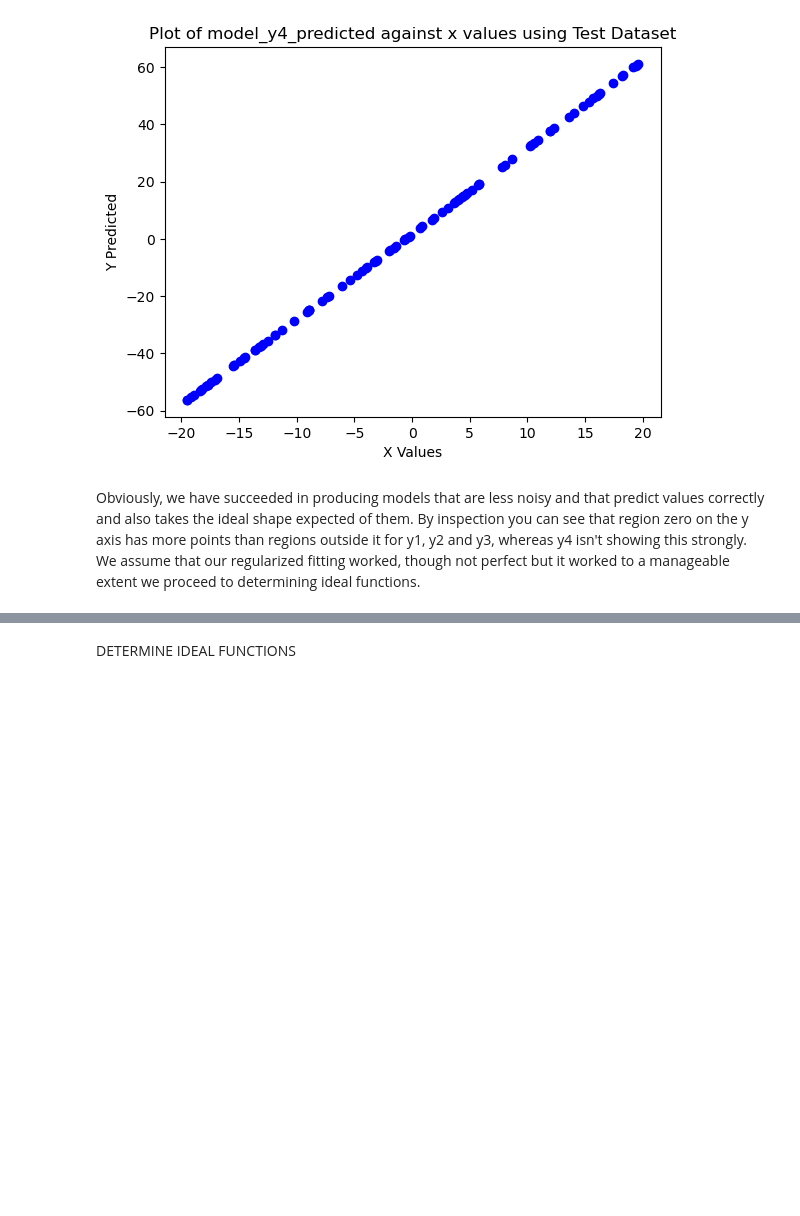
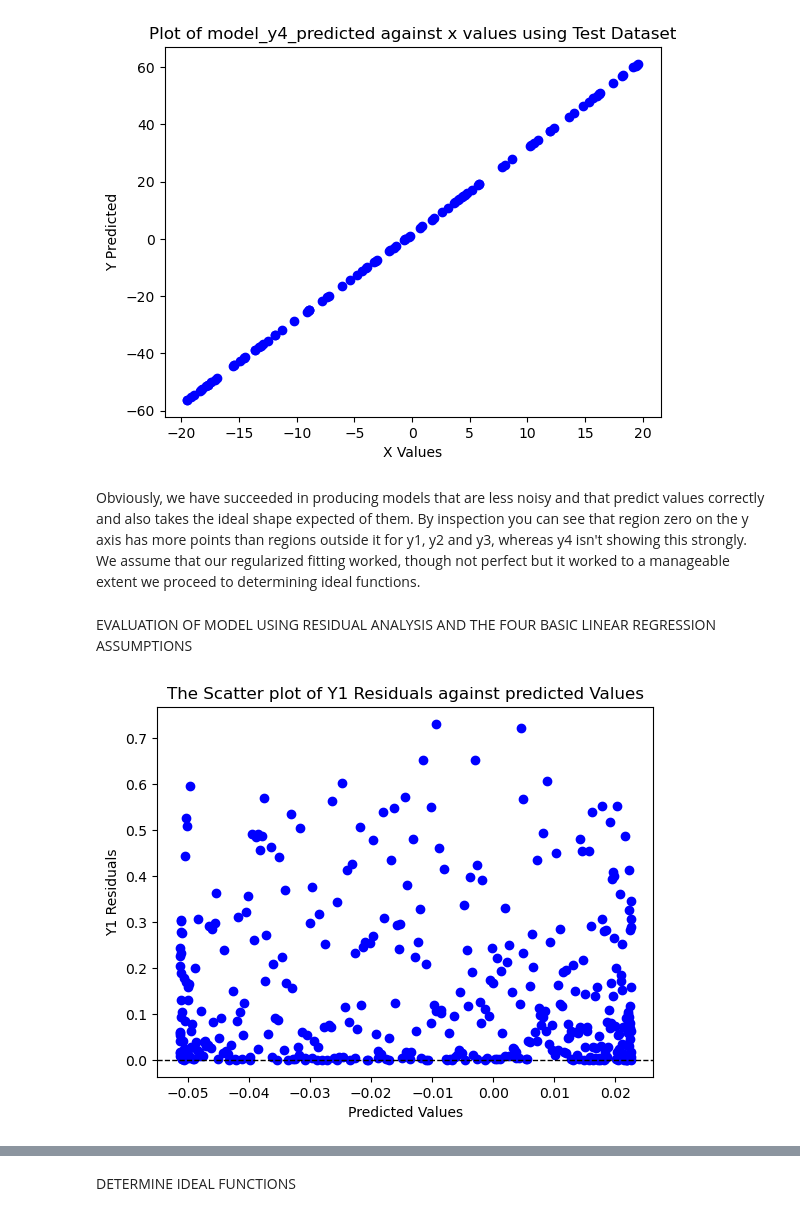
Before and after one commit to elahsoft/Our_Reality, a Jupyter notebook: our_reality.ipynb, the cells around one changed output, grey strips where cells are left out. Drawn from its saved outputs; the diff is of its cells as text; code cells hidden in the pictures; blank space fills up the shorter version.

```diff
--- a/our_reality.ipynb
+++ b/our_reality.ipynb
@@ -534,3 +534,5 @@ visualization.scatter_plot(dataframe_utility.dataframe.loc[:, "x"], predicted_va
 # %% [markdown]
 Obviously, we have succeeded in producing models that are less noisy and that predict values correctly and also takes the ideal shape expected of them. By inspection you can see that region zero on the y axis has more points than regions outside it for y1, y2 and y3, whereas y4 isn't showing this strongly.
 We assume that our regularized fitting worked, though not perfect but it worked to a manageable extent we proceed to determining ideal functions.
+# %% [markdown]
+EVALUATION OF MODEL USING RESIDUAL ANALYSIS AND THE FOUR BASIC LINEAR REGRESSION ASSUMPTIONS
@@ -536,0 +543,11 @@ We assume that our regularized fitting worked, though not perfect but it worked
+# %%
+dataframe_utility = DataFrameUtility("residuals.csv")
+dataframe_utility.load_data()
+res_df = dataframe_utility.dataframe
+dataframe_utility = DataFrameUtility("predictions.csv")
+dataframe_utility.load_data()
+pred_df = dataframe_utility.dataframe
+visualization = Visualization("The Scatter plot of Y1 Residuals against predicted Values", "Predicted Values", "Y1 Residuals")
+visualization.scatter_plot(pred_df.loc[:, 'y1'], res_df.loc[:,'res1'], True)
+# %% [output]
+[figure, added]
```
Also changed, not shown: parts of 25 cells of this notebook, 24 other files.
